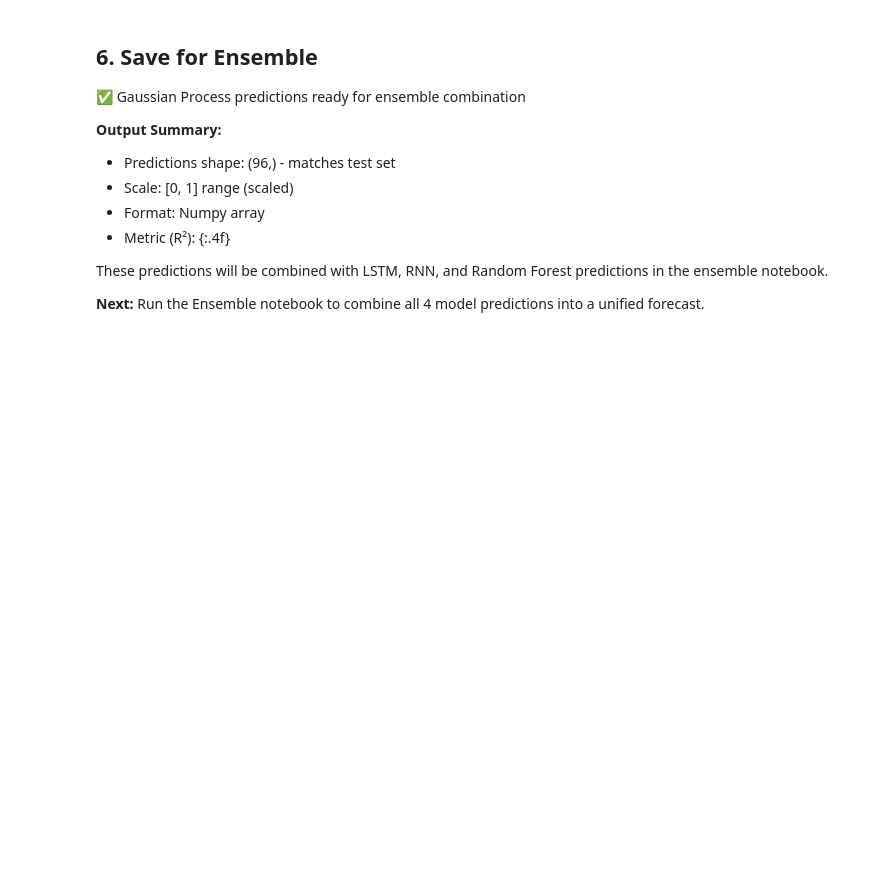
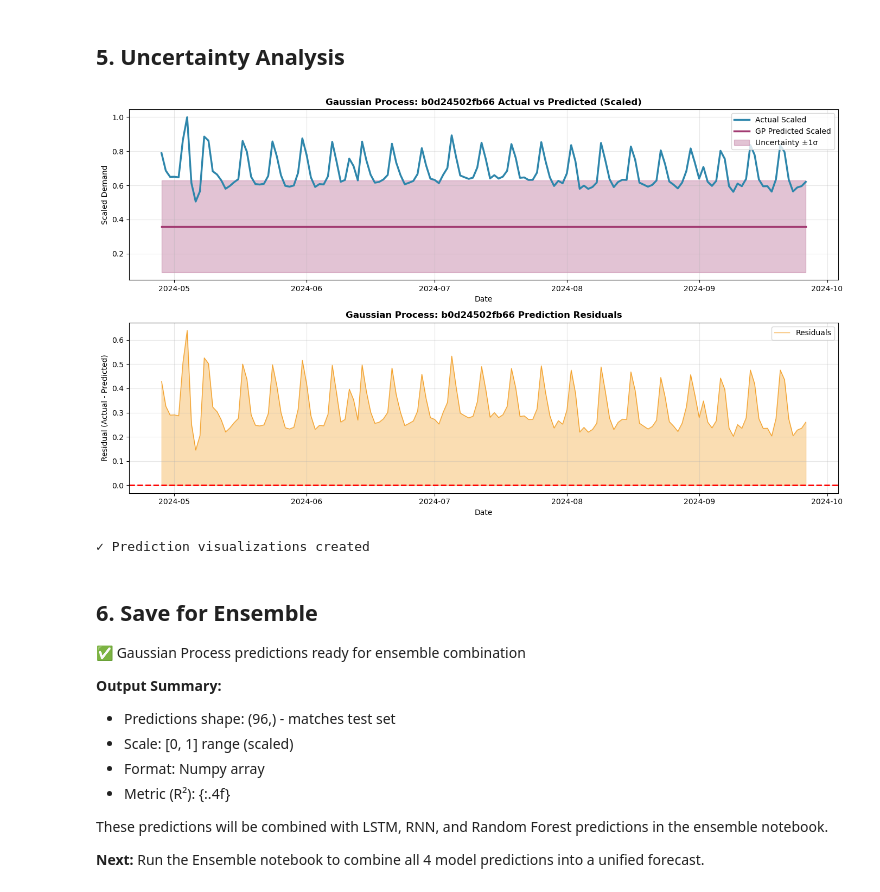
Before and after one commit to nhbi05/demand-forecasting, a Jupyter notebook: notebooks/05_Gaussian.ipynb, the cells around one changed output. Saved outputs shown, nothing was run; the diff lists cells and outputs as text; code cells hidden in the pictures; blank space fills up the shorter version.

Commit message:
modified 05_Gaussian.ipynb model

```diff
--- a/notebooks/05_Gaussian.ipynb
+++ b/notebooks/05_Gaussian.ipynb
@@ -1,3 +209,45 @@
+# %% [markdown]
+## 5. Uncertainty Analysis
+# %%
+fig, axes = plt.subplots(2, 1, figsize=(14, 8))
+
+# Let's plot just the first product as an example
+example_item = selected_products[0]
+example_data = test_results[test_results["item_id"] == example_item].sort_values("date")
+
+axes[0].plot(example_data["date"], example_data["quantity_scaled"], label='Actual Scaled', linewidth=2.5, color='#2E86AB')
+axes[0].plot(example_data["date"], example_data["gp_predicted_scaled"], label='GP Predicted Scaled', linewidth=2.5, color='#A23B72')
+
+# Add confidence bands
+axes[0].fill_between(example_data["date"],
+                      example_data["gp_predicted_scaled"] - example_data["gp_std"],
+                      example_data["gp_predicted_scaled"] + example_data["gp_std"],
+                      alpha=0.3, color='#A23B72', label='Uncertainty ±1σ')
+
+axes[0].set_title(f'Gaussian Process: {example_item} Actual vs Predicted (Scaled)', fontsize=12, fontweight='bold')
+axes[0].set_xlabel('Date')
+axes[0].set_ylabel('Scaled Demand')
+axes[0].legend(loc='best')
+axes[0].grid(True, alpha=0.3)
+
+# Plot 2: Residuals for this item
+residuals = example_data["quantity_scaled"] - example_data["gp_predicted_scaled"]
+axes[1].plot(example_data["date"], residuals, label='Residuals', linewidth=1, alpha=0.7, color='#F18F01')
+axes[1].axhline(y=0, color='red', linestyle='--', linewidth=2)
+axes[1].fill_between(example_data["date"], residuals, alpha=0.3, color='#F18F01')
+axes[1].set_title(f'Gaussian Process: {example_item} Prediction Residuals', fontsize=12, fontweight='bold')
+axes[1].set_xlabel('Date')
+axes[1].set_ylabel('Residual (Actual - Predicted)')
+axes[1].legend()
+axes[1].grid(True, alpha=0.3)
+
+plt.tight_layout()
+plt.show()
+
+print("✓ Prediction visualizations created")
+# %% [output]
+[figure, added]
+✓ Prediction visualizations created
 # %% [markdown]
 ## 6. Save for Ensemble
 
```
Also changed, not shown: parts of 22 cells of this notebook.
